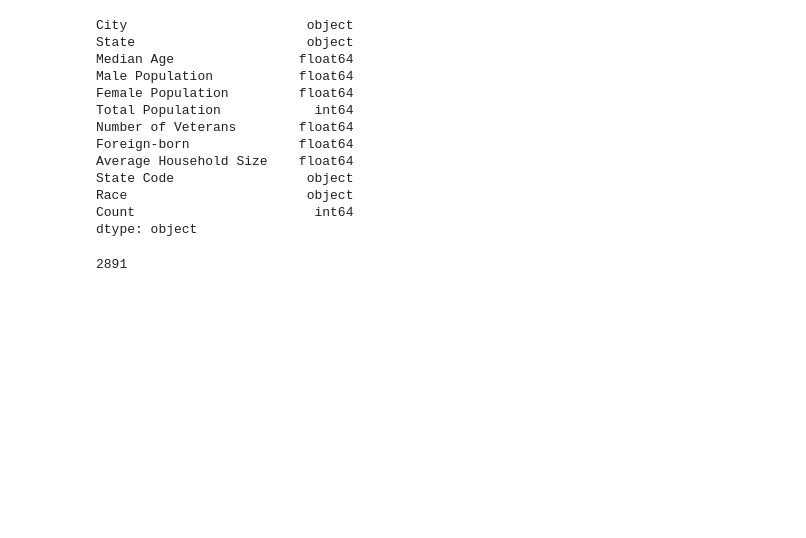
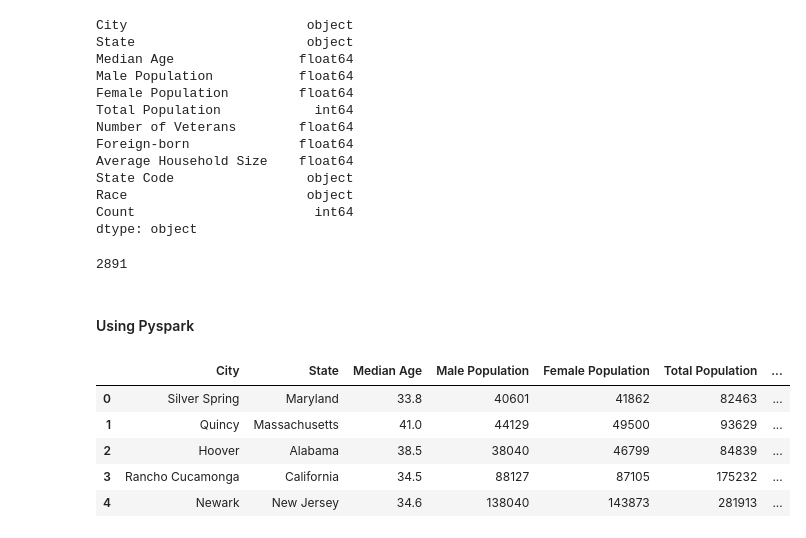
Before and after one commit to VarunRaj7/US-Immigration-Data-Engineering-Project, a Jupyter notebook: Exploring the US_Cities_Demographics.ipynb, the cells around one changed output. Cells and saved outputs as stored; diff of their text form; code cells hidden in the pictures; blank space fills up the shorter version.

```diff
--- a/Exploring the US_Cities_Demographics.ipynb
+++ b/Exploring the US_Cities_Demographics.ipynb
@@ -51,3 +51,5 @@ dtype: object
 len(df)
 # %% [output]
 2891
+# %% [markdown]
+#### Using Pyspark
@@ -53,0 +60,5 @@ len(df)
+# %%
+spark = SparkSession \
+        .builder \
+        .config("spark.jars.packages", "org.apache.hadoop:hadoop-aws:2.7.0") \
+        .getOrCreate()
@@ -53,0 +68,9 @@ len(df)
+# %%
+df.limit(5).toPandas()
+# %% [output]
+|  | City | State | Median Age | Male Population | Female Population | Total Population | ... |
+| 0 | Silver Spring | Maryland | 33.8 | 40601 | 41862 | 82463 | ... |
+| 1 | Quincy | Massachusetts | 41.0 | 44129 | 49500 | 93629 | ... |
+| 2 | Hoover | Alabama | 38.5 | 38040 | 46799 | 84839 | ... |
+| 3 | Rancho Cucamonga | California | 34.5 | 88127 | 87105 | 175232 | ... |
+| 4 | Newark | New Jersey | 34.6 | 138040 | 143873 | 281913 | ... |
```
Also changed, not shown: parts of 22 cells of this notebook, 19 other files.
